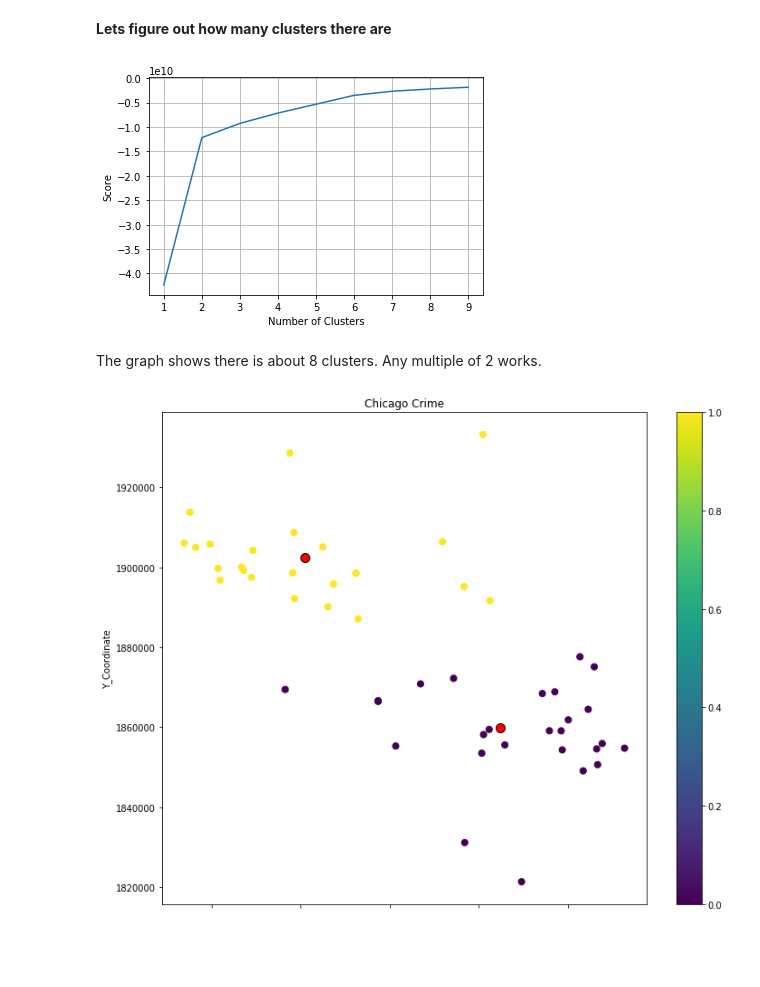
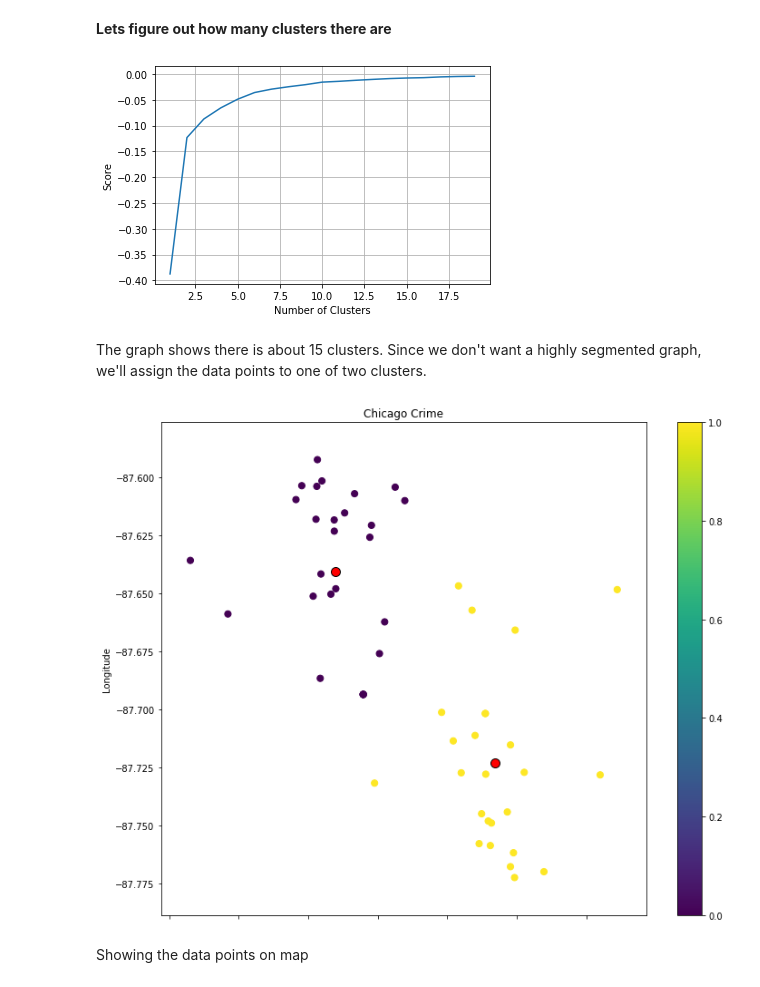
Before and after one commit to jamahalwin/chicago-crime-analysis, a Jupyter notebook: ML_Chicago_Crime.ipynb, the cells around one changed output. Cells and saved outputs as stored; diff of their text form; code cells hidden in the pictures; blank space fills up the shorter version.

```diff
--- a/ML_Chicago_Crime.ipynb
+++ b/ML_Chicago_Crime.ipynb
@@ -34,22 +34,22 @@ homicides = raw_dataset[filter]
 # %% [markdown]
 **Lets figure out how many clusters there are**
 # %%
-points = homicides.loc[:,['X_Coordinate','Y_Coordinate']]
+points = homicides.loc[:,['Latitude','Longitude']]
 
 points = points[~np.isnan(points).any(axis=1)]
 
-K_clusters = range(1,10)
+K_clusters = range(1,20)
 kmeans = [KMeans(n_clusters=i) for i in K_clusters]
 score = [kmeans[i].fit(points).score(points) for i in range(len(kmeans))]
 plt.plot(K_clusters, score)
 plt.xlabel('Number of Clusters')
 plt.ylabel('Score')
 plt.grid()
 plt.show()
 # %% [output]
-[figure, old version]
+[figure, new version]
-# %% [markdown]
-The graph shows there is about 8 clusters. Any multiple of 2 works.
+# %% [markdown]
+The graph shows there is about 15 clusters. Since we don't want a highly segmented graph, we'll assign the data points to one of two clusters.
 # %%
 # K Means Assignment (2 clusters)
 km = KMeans(
@@ -62,8 +62,8 @@ y_km = km.fit_predict(points)
 clusterColors = km.predict(points)
 # %%
 points.plot.scatter(
-    x = 'X_Coordinate',
-    y = 'Y_Coordinate',
+    x = 'Latitude',
+    y = 'Longitude',
     c=clusterColors,
     s=50,
     cmap='viridis',
@@ -72,12 +72,14 @@ points.plot.scatter(
 
 # Centroids
 plt.scatter(
-    km.cluster_centers_[:, 0], km.cluster_centers_[:, 1],
+   km.cluster_centers_[:, 0], km.cluster_centers_[:, 1],
     s=100,
-    c='red', edgecolor='black',
+   c='red', edgecolor='black',
     label='centroids'
 )
 
 plt.show()
 # %% [output]
-[figure, old version]
+[figure, new version]
+# %% [markdown]
+Showing the data points on map
```
Also changed, not shown: parts of 4 cells of this notebook.
